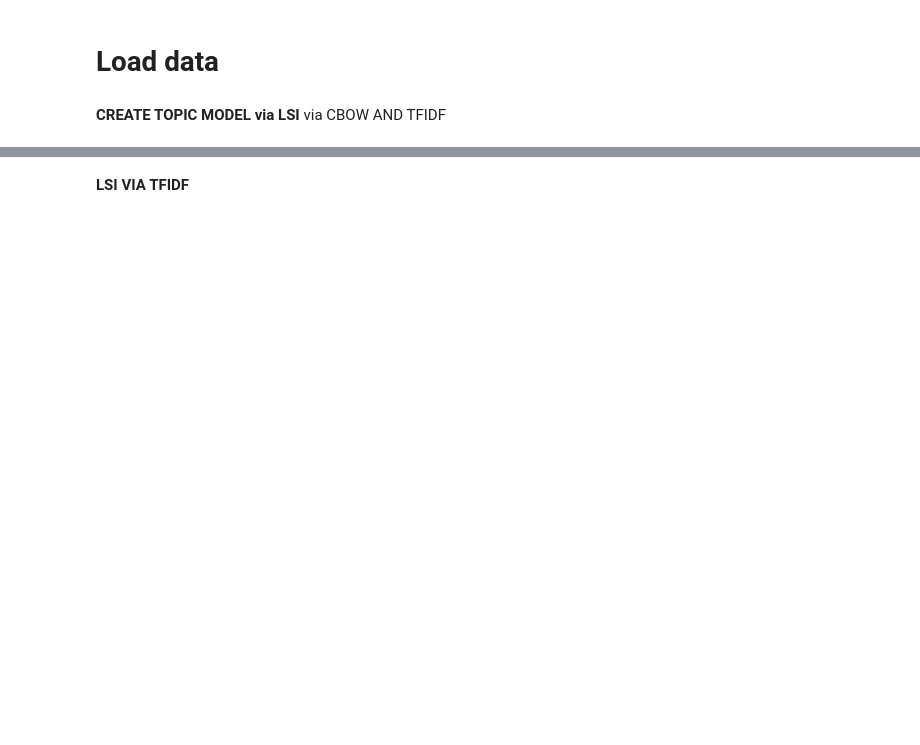
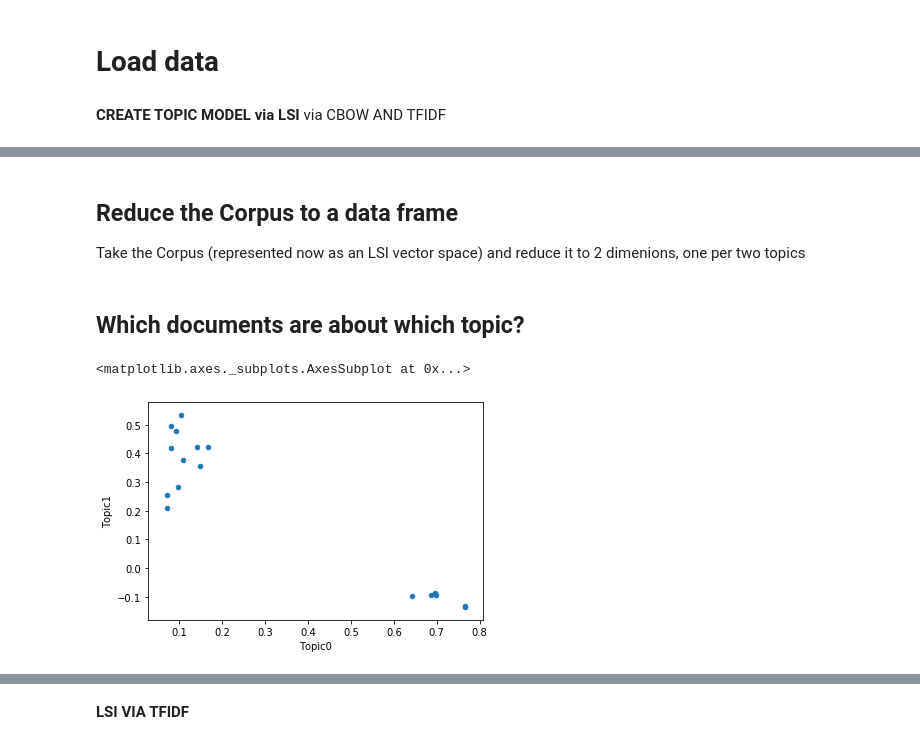
Before and after one commit to lawrencerowland/Data-Model-for-Project-Frameworks, a Jupyter notebook: Project-frameworks-by-using-NLP-with-Python-libraries/Jupyter-notebooks/Step-12-Create_topic_model.ipynb, the cells around one changed output, grey strips where cells are left out. Drawn from its saved outputs; the diff is of its cells as text; code cells hidden in the pictures; blank space fills up the shorter version.

```diff
--- a/Project-frameworks-by-using-NLP-with-Python-libraries/Jupyter-notebooks/Step-12-Create_topic_model.ipynb
+++ b/Project-frameworks-by-using-NLP-with-Python-libraries/Jupyter-notebooks/Step-12-Create_topic_model.ipynb
@@ -35,3 +41,6 @@ loaded_TFIDF_model = models.TfidfModel.load(directory+'model-from-input-library.
+# %%
+with open(directory+"Corpus_names_of_documents.json", "r") as read_file:
+      Corpus_names= json.load(read_file)
 # %%
 Corpus_as_TFIDF = loaded_TFIDF_model[Corpus_as_BOW]
 # %%
@@ -67,0 +119,20 @@ lsi_from_TFIDF.print_topics(num_topics=-1, num_words=20) #-1 means show all topi
+# %% [markdown]
+## Reduce the Corpus to a data frame
+Take the Corpus (represented now as an LSI vector space) and reduce it to 2 dimenions, one per two topics
+# %%
+Corpus_as_LSI = lsi_from_TFIDF[Corpus_as_TFIDF]
+Corpus_as_LSI_1=np.asarray(Corpus_as_LSI, dtype=None, order='C')
+Corpus_as_LSI_2=np.hsplit(Corpus_as_LSI_1,(2,3))
+Corpus_as_LSI_3=np.delete(Corpus_as_LSI_2[0], obj=0, axis=2)
+Corpus_as_LSI_3=np.squeeze(Corpus_as_LSI_3,2)
+# %%
+df=pd.DataFrame((Corpus_as_LSI_3),columns =['Topic0', 'Topic1'])
+# %%
+df['Corpus_names']=pd.DataFrame(Corpus_names)
+# %% [markdown]
+## Which documents are about which topic?
+# %%
+df.plot(kind='scatter', x='Topic0', y="Topic1")
+# %% [output]
+<matplotlib.axes._subplots.AxesSubplot at 0x...>
+[figure, added]
```
Also changed, not shown: parts of 49 cells of this notebook, 13 other files.
